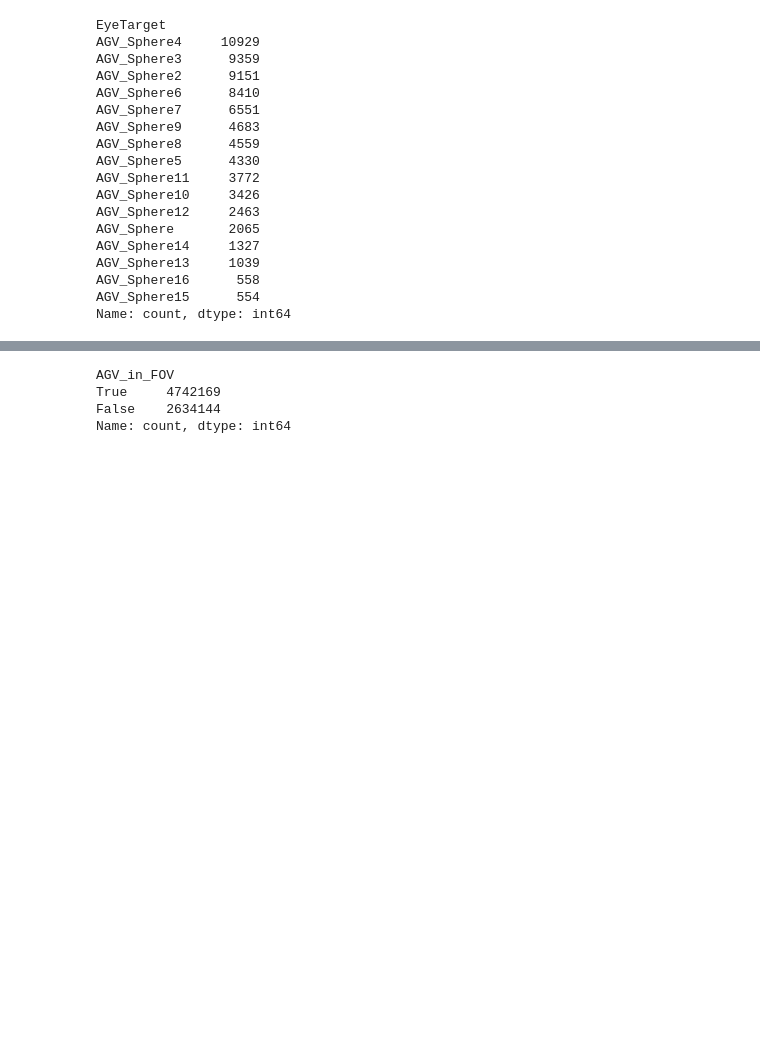
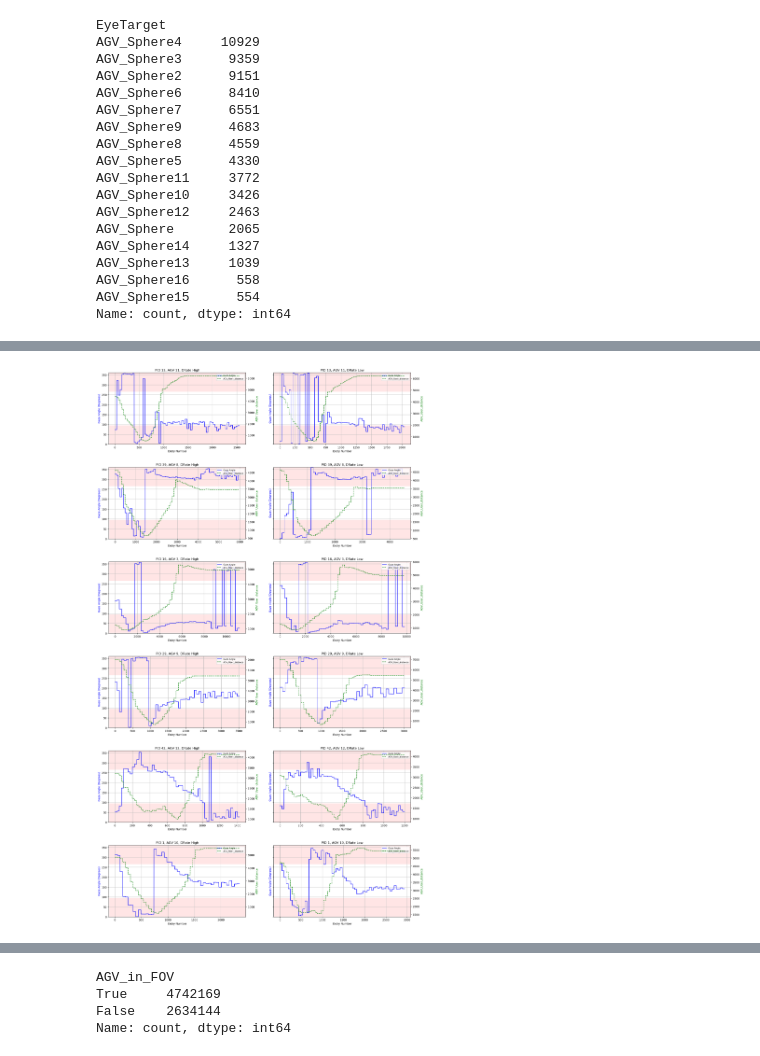
Before and after one commit to Human-centered-Interactive-Autonomy-Lab/human-agv-interaction, a Jupyter notebook: eye-tracking-analysis.ipynb, the cells around one changed output, grey strips where cells are left out. Saved outputs shown, nothing was run; the diff lists cells and outputs as text; code cells hidden in the pictures; blank space fills up the shorter version.

```diff
--- a/eye-tracking-analysis.ipynb
+++ b/eye-tracking-analysis.ipynb
@@ -355,0 +380,74 @@ study_data_by_sec[['Timestamp', 'AGV_in_FOV']].head()
+# %%
+# Step 1: Randomly pick 6 PID and AGVname pairs
+random_groups = study_data_by_sec[['PID', 'AGVname']].drop_duplicates().sample(6, random_state=2021)
+
+# Create subplots: 6 groups x 2 DRate conditions (High & Low)
+fig, axes = plt.subplots(6, 2, figsize=(18, 30), sharey=True)
+
+# Step 2: Loop through each random group
+for group_idx, (_, row) in enumerate(random_groups.iterrows()):
+    random_pid = row['PID']
+    random_agv = row['AGVname']
+
+    print(f"Selected PID: {random_pid}, AGVname: {random_agv}")
+
+    # Filter the data for this group
+    group_data = study_data_by_sec[
+        (study_data_by_sec['PID'] == random_pid) &
+        (study_data_by_sec['AGVname'] == random_agv)
+    ]
+
+    # Step 3: Create a plot for DRate = High and DRate = Low
+    for drate_idx, drate in enumerate(['High', 'Low']):
+        ax1 = axes[group_idx, drate_idx]  # Primary axis (left Y-axis)
+
+        # Filter the data for the current DRate
+        drate_data = group_data[group_data['DRate'] == drate].copy()
+
+        if drate_data.empty:
+            ax1.set_title(f"PID {random_pid}, AGV {random_agv}, DRate {drate} (No Data)")
+            ax1.axis('off')
+            continue
+
+        # Sort data (optional but good practice)
+        drate_data = drate_data.sort_values(by='Timestamp').reset_index(drop=True)
+
+        # X-axis: sequential entry number (time step)
+        x_values = drate_data.index + 1
+
+        # Y-axis 1: Gaze Angle (raw degrees)
+        y_gaze_angle = drate_data['Gaze_Angle_Degrees']
+
+        # Y-axis 2: AGV_User_distance
+        y_agv_user_dist = drate_data['AGV_User_distance']
+
+        # Plot Gaze Angle on primary axis
+        line1 = ax1.plot(x_values, y_gaze_angle, color='blue', linestyle='-', label='Gaze Angle')
+        ax1.set_ylim(0, 361)
+        ax1.set_ylabel('Gaze Angle (Degrees)', color='blue', fontsize=10)
+        ax1.set_xlabel('Entry Number', fontsize=10)
+        ax1.grid(True)
+
+        # ✅ Shade regions of Gaze Angles
+        # Region 1: 0 to 95 degrees
+        ax1.axhspan(0, 95, facecolor='red', alpha=0.1)
+
+        # Region 2: 265 to 360 degrees
+        ax1.axhspan(265, 360, facecolor='red', alpha=0.1)
+
+        # Secondary Y-axis for AGV_User_distance
+        ax2 = ax1.twinx()
+        line2 = ax2.plot(x_values, y_agv_user_dist, color='green', linestyle='--', label='AGV_User_distance')
+        ax2.set_ylabel('AGV_User_distance', color='green', fontsize=10)
+
+        # Combine legends
+        lines = line1 + line2
+        labels = [l.get_label() for l in lines]
+        ax1.legend(lines, labels, loc='upper right', fontsize=8)
+
+        # Title for the subplot
+        ax1.set_title(f'PID {random_pid}, AGV {random_agv}, DRate {drate}', fontsize=12)
+
+plt.tight_layout(pad=4.0)
+plt.show()
+# %% [output]
@@ -355,0 +460 @@ study_data_by_sec[['Timestamp', 'AGV_in_FOV']].head()
+[figure, added]
```
Also changed, not shown: parts of 8 cells of this notebook.
